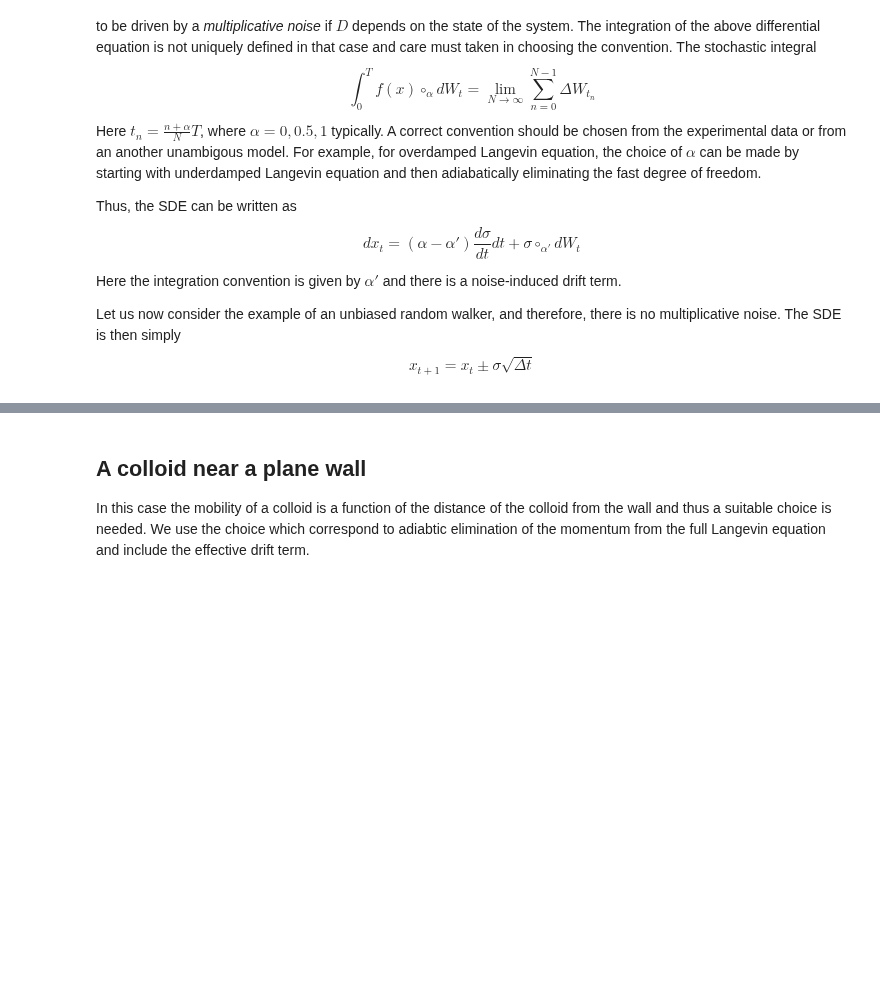
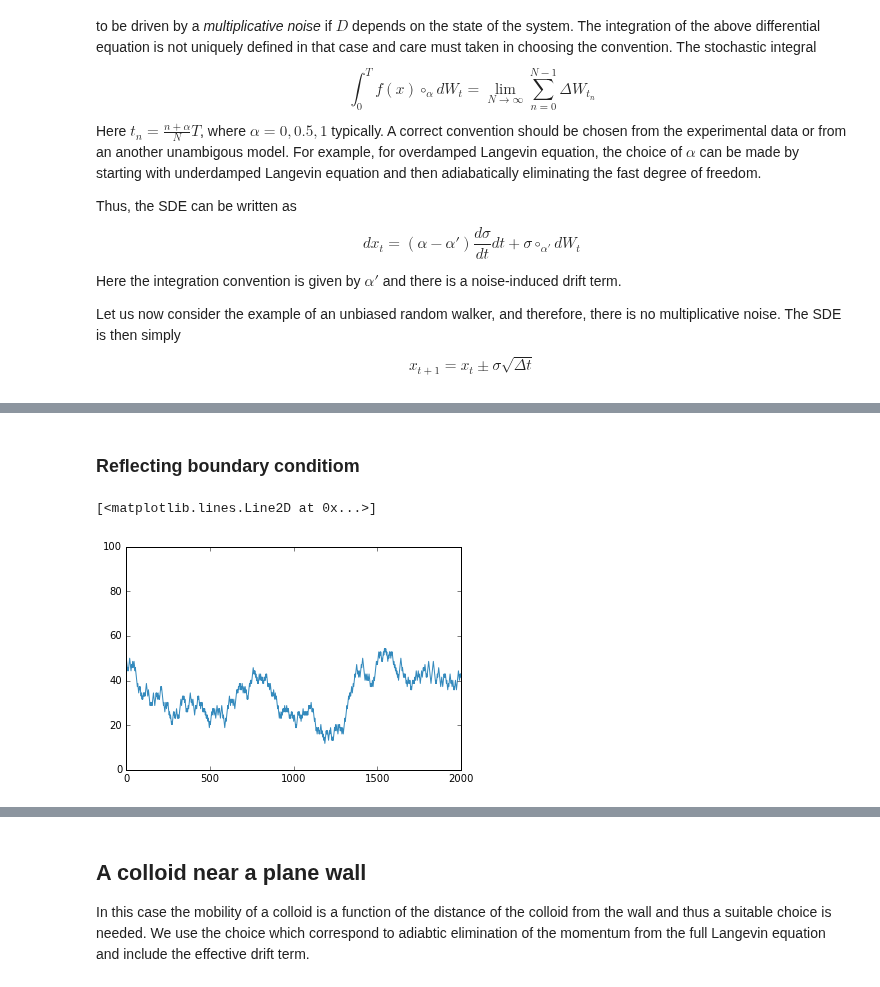
Before and after one commit to rajeshrinet/compPhy, a Jupyter notebook: notebooks/2017/SDE.ipynb, the cells around one changed output, grey strips where cells are left out. Cells and saved outputs as stored; diff of their text form; code cells hidden in the pictures; blank space fills up the shorter version.

```diff
--- a/notebooks/2017/SDE.ipynb
+++ b/notebooks/2017/SDE.ipynb
@@ -62,0 +63,33 @@ plt.hist(R, bins=100, normed=1, histtype='stepfilled', color="#348ABD");
+# %% [markdown]
+### Reflecting boundary conditiom
+# %%
+N  = 1000;
+t0 = 0
+tf = 2000
+dt = float(tf - t0) / N
+ts = np.arange(t0, tf, dt)
+ys = np.zeros(np.prod(ts.shape))
+ss = 1
+
+def sigma(t):
+    return ss
+
+wallL, wallR = 0, 100
+def simulate(ys, ys0, sqdt):
+    ys[0] = ys0
+    for i in range(N-1):
+        ys[i+1] = ys[i] + (1-2*np.random.randint(0, 2))*sqdt
+        if ys[i+1] < wallL:
+            ys[i+1] = ys[i]
+        elif ys[i+1] > wallR:
+            ys[i+1] = ys[i]
+
+ys0   = 50
+sqdt  = 1*np.sqrt(dt)
+simulate(ys, ys0, sqdt)
+plt.plot(ts, ys, color="#348ABD"); plt.hold('on')
+plt.plot(ts, ts*0+wallL, 'g-')
+plt.plot(ts, ts*0+wallR, 'g-')
+# %% [output]
+[<matplotlib.lines.Line2D at 0x...>]
+[figure, added]
```
Also changed, not shown: parts of 6 cells of this notebook.
